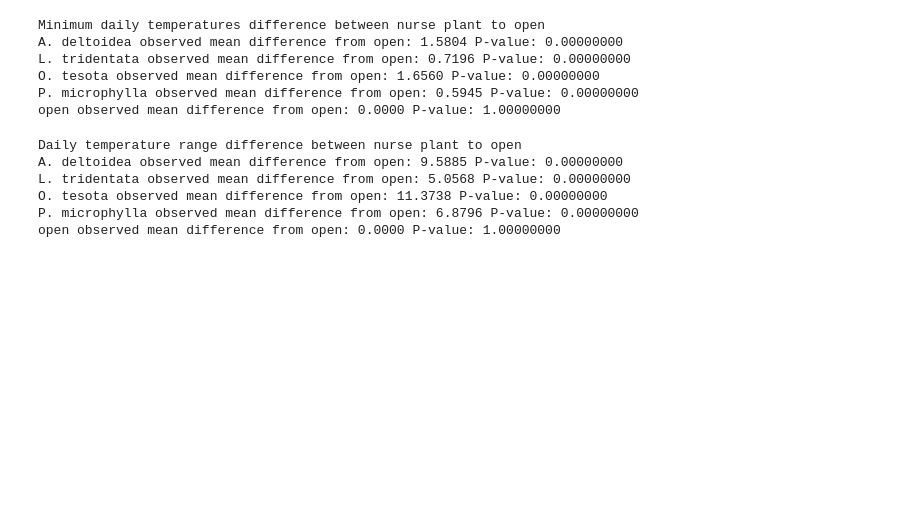
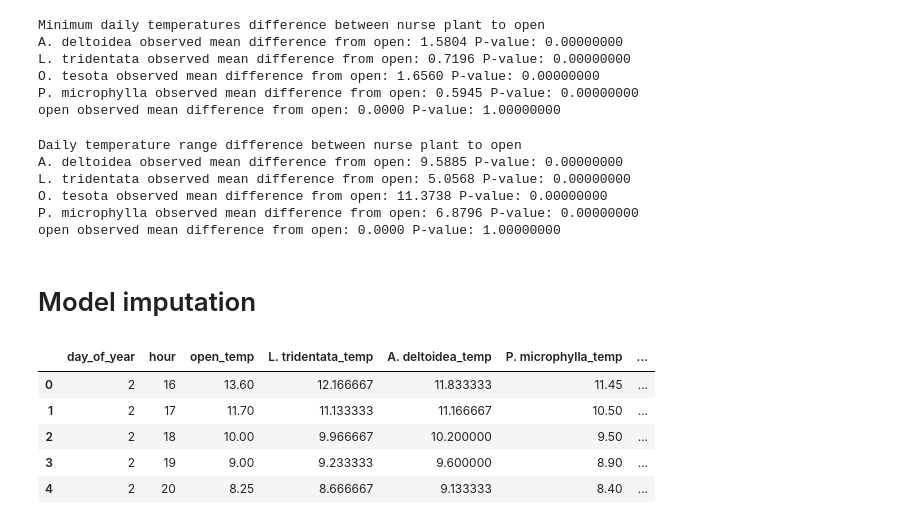
Before and after one commit to haberkornm/Nurse-plant-temperature-microclimates-, a Jupyter notebook: Nurse_plant_analysis.ipynb, the cells around one changed output. Drawn from its saved outputs; the diff is of its cells as text; code cells hidden in the pictures; blank space fills up the shorter version.

```diff
--- a/Nurse_plant_analysis.ipynb
+++ b/Nurse_plant_analysis.ipynb
@@ -377,0 +376,19 @@ open observed mean difference from open: 0.0000 P-value: 1.00000000
+# %% [markdown]
+# Model imputation
+# %%
+wide_df = df[df.plant == 'open'].groupby(['day_of_year', 'hour']).temp.mean().reset_index()
+wide_df.rename(columns = {'temp' : 'open_temp'}, inplace = True)
+
+for i in ['L. tridentata', 'A. deltoidea', 'P. microphylla', 'O. tesota']:
+    temp_df = df[df.plant == i].groupby(['day_of_year', 'hour']).temp.mean().reset_index()
+    temp_df.rename(columns = {'temp' : (i + '_temp')}, inplace = True)
+    wide_df = wide_df.merge(temp_df, left_on = ['day_of_year', 'hour'], right_on = ['day_of_year', 'hour'], how = 'left')
+# %%
+wide_df.head()
+# %% [output]
+|  | day_of_year | hour | open_temp | L. tridentata_temp | A. deltoidea_temp | P. microphylla_temp | ... |
+| 0 | 2 | 16 | 13.60 | 12.166667 | 11.833333 | 11.45 | ... |
+| 1 | 2 | 17 | 11.70 | 11.133333 | 11.166667 | 10.50 | ... |
+| 2 | 2 | 18 | 10.00 | 9.966667 | 10.200000 | 9.50 | ... |
+| 3 | 2 | 19 | 9.00 | 9.233333 | 9.600000 | 8.90 | ... |
+| 4 | 2 | 20 | 8.25 | 8.666667 | 9.133333 | 8.40 | ... |
```
Also changed, not shown: parts of 11 cells of this notebook.
